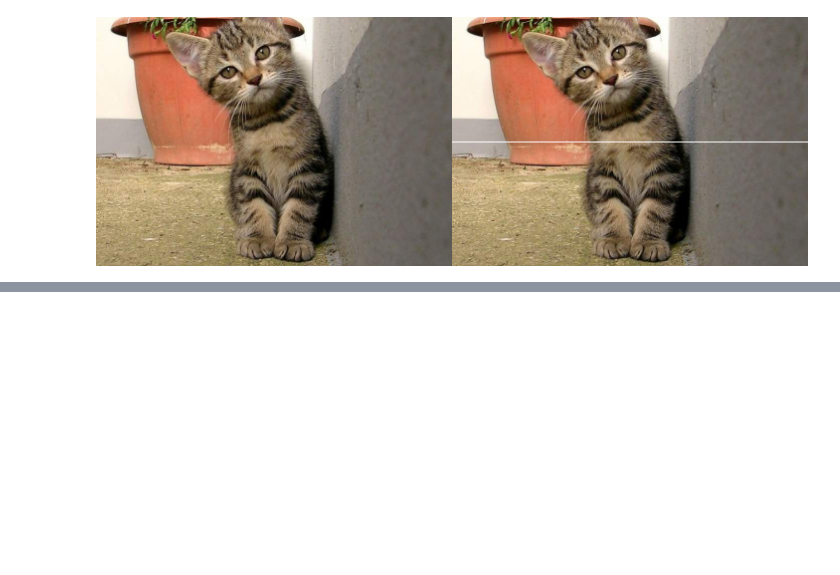
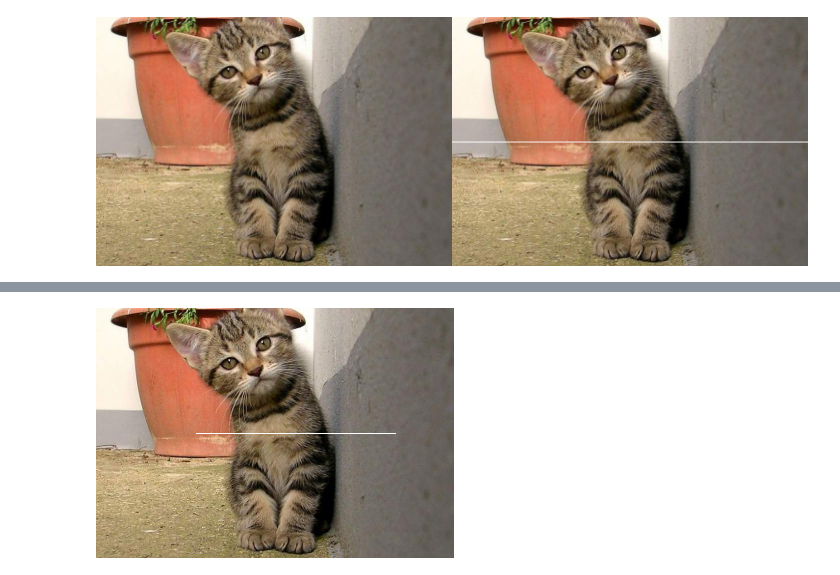
Before and after one commit to vanesamrd/PCVK_Ganjil_2026, a Jupyter notebook: latihan_integrasi.ipynb, the cells around one changed output, grey strips where cells are left out. Drawn from its saved outputs; the diff is of its cells as text; code cells hidden in the pictures; blank space fills up the shorter version.

```diff
--- a/latihan_integrasi.ipynb
+++ b/latihan_integrasi.ipynb
@@ -46,0 +71,12 @@ cv2_imshow(final_frame)
+# %%
+#menambahkan garis horizontal berwarna putih di tengah gambar dengan panjang 200 pixel
+image_tugas = image_2.copy()
+
+y = int(tinggi / 2)
+
+for x in range(100, 300):
+    image_tugas[y, x] = [255, 255, 255]
+
+cv2_imshow(image_tugas)
+# %% [output]
+[figure, added]
```
Also changed, not shown: parts of 2 cells of this notebook.
